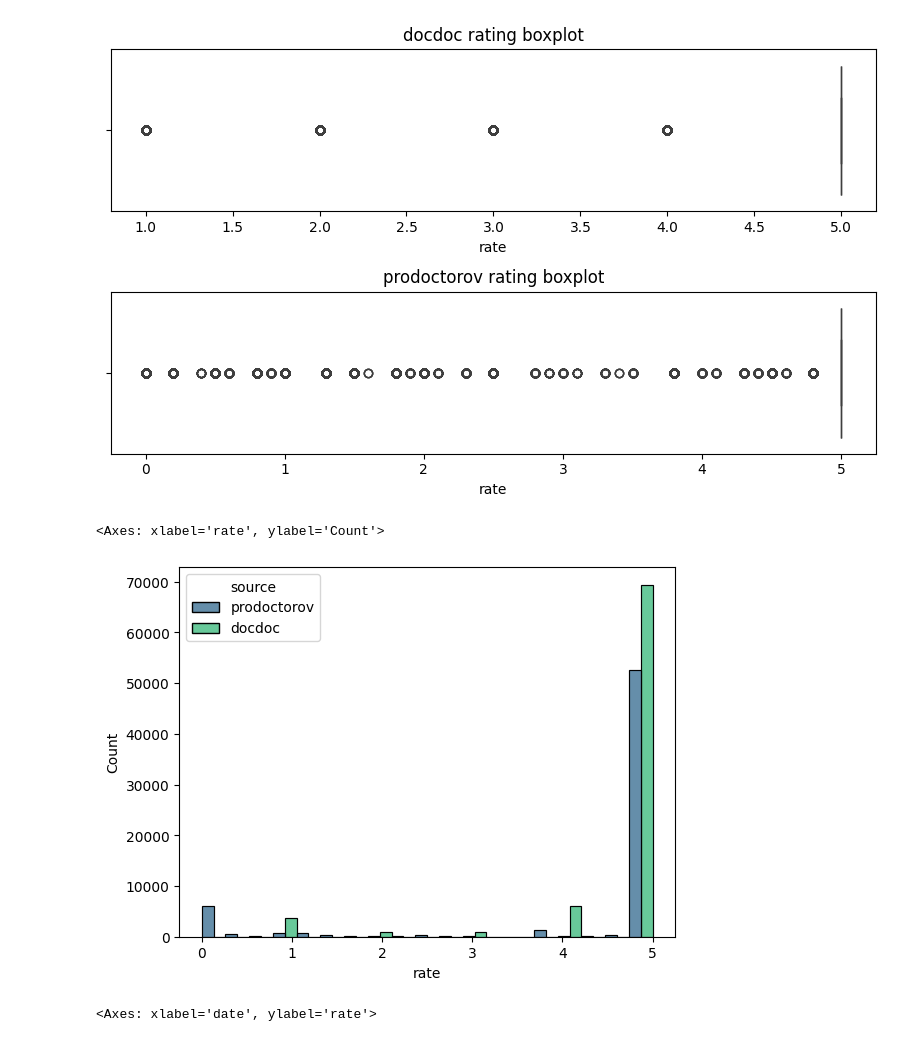
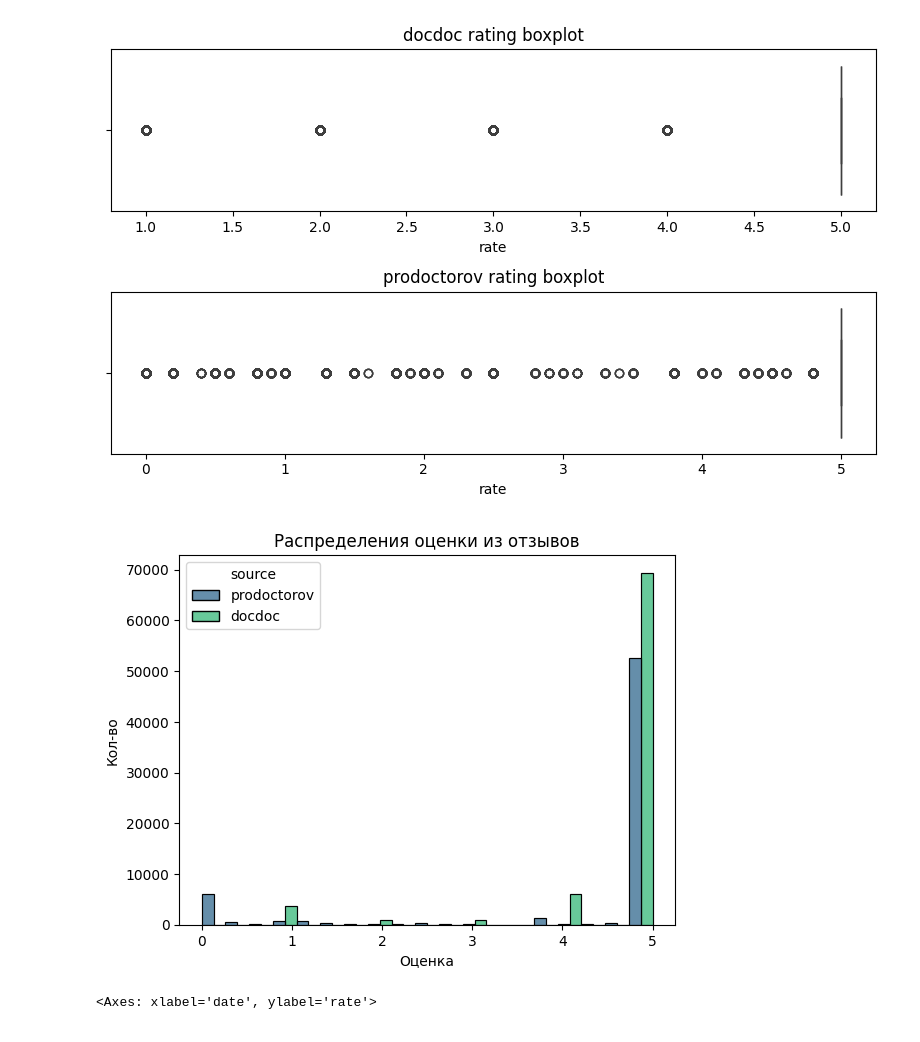
Before and after one commit to yyaroslavskiy/SkibidiDocDoc, a Jupyter notebook: eda/EDA_reviews.ipynb, the cells around one changed output. Drawn from its saved outputs; the diff is of its cells as text; code cells hidden in the pictures.

```diff
--- a/eda/EDA_reviews.ipynb
+++ b/eda/EDA_reviews.ipynb
@@ -281,9 +281,12 @@ plt.show()
 [figure]
 # %%
 sns.histplot(data=reviews, x='rate', hue='source', multiple='dodge', palette='viridis')
+plt.title('Распределения оценки из отзывов')
+plt.xlabel('Оценка')
+plt.ylabel('Кол-во')
+plt.show()
 # %% [output]
-<Axes: xlabel='rate', ylabel='Count'>
-[figure, old version]
+[figure, new version]
 # %%
 plt.figure(figsize=(20, 15))
 sns.scatterplot(data=reviews,
```
Also changed, not shown: parts of 1 cell of this notebook.
